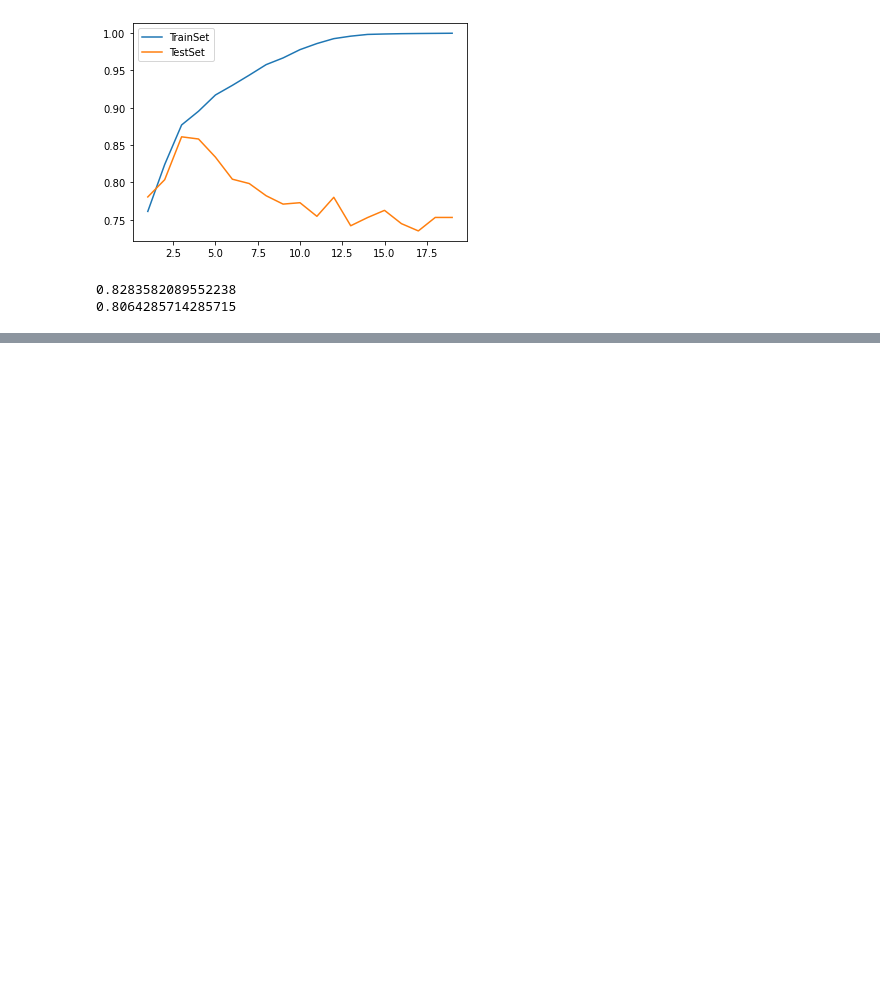
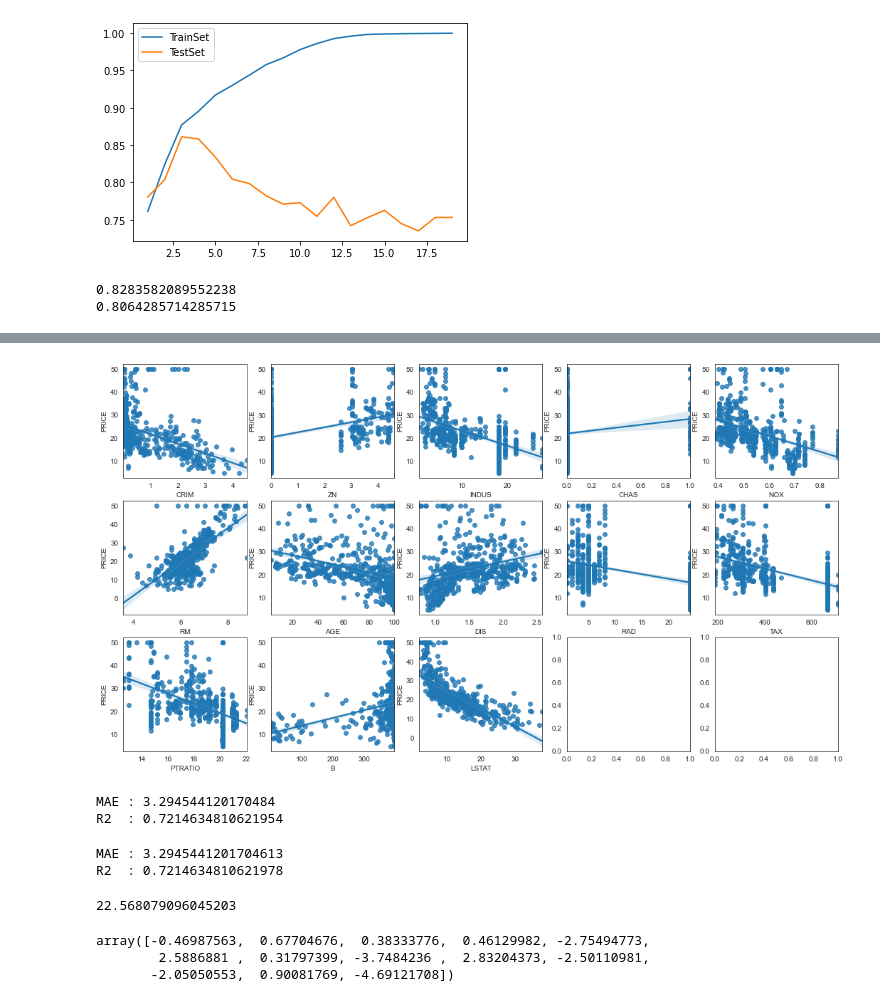
Before and after one commit to luckyspia/TIL, a Jupyter notebook: Machine_Learning/03.Algorithm.ipynb, the cells around one changed output, grey strips where cells are left out. Cells and saved outputs as stored; diff of their text form; code cells hidden in the pictures; blank space fills up the shorter version.

```diff
--- a/Machine_Learning/03.Algorithm.ipynb
+++ b/Machine_Learning/03.Algorithm.ipynb
@@ -257,0 +306,8 @@ print(roc_auc_score(y_test, pred_dt01))
+# %%
+fig, axes = plt.subplots(figsize=(18, 10), ncols=5, nrows=3)
+
+for col, ax in zip(X.columns, axes.reshape(15)):
+    sns.regplot(x=X[col], y=y, ax=ax)
+# 파란선 뒤의 배경은 신뢰구간으로, 신뢰구간이 넓을수록 선이 정확하지 않을 수 있음
+# %% [output]
+[figure, added]
@@ -257,0 +318,10 @@ print(roc_auc_score(y_test, pred_dt01))
+# %%
+from sklearn.linear_model import LinearRegression
+lr = LinearRegression()
+lr.fit(X_train, y_train)
+pred = lr.predict(X_test)
+print('MAE :', mean_absolute_error(y_test, pred))
+print('R2  :', r2_score(y_test, pred))
+# %% [output]
+MAE : 3.294544120170484
+R2  : 0.7214634810621954
@@ -257,0 +334,19 @@ print(roc_auc_score(y_test, pred_dt01))
+# %%
+lr = LinearRegression()
+lr.fit(X_train_std, y_train)
+pred = lr.predict(X_test_std)
+print('MAE :', mean_absolute_error(y_test, pred))
+print('R2  :', r2_score(y_test, pred))
+# %% [output]
+MAE : 3.2945441201704613
+R2  : 0.7214634810621978
+# %%
+lr.intercept_
+# %% [output]
+22.568079096045203
+# %%
+lr.coef_
+# %% [output]
+array([-0.46987563,  0.67704676,  0.38333776,  0.46129982, -2.75494773,
+        2.5886881 ,  0.31797399, -3.7484236 ,  2.83204373, -2.50110981,
+       -2.05050553,  0.90081769, -4.69121708])
```
Also changed, not shown: parts of 16 cells of this notebook.
